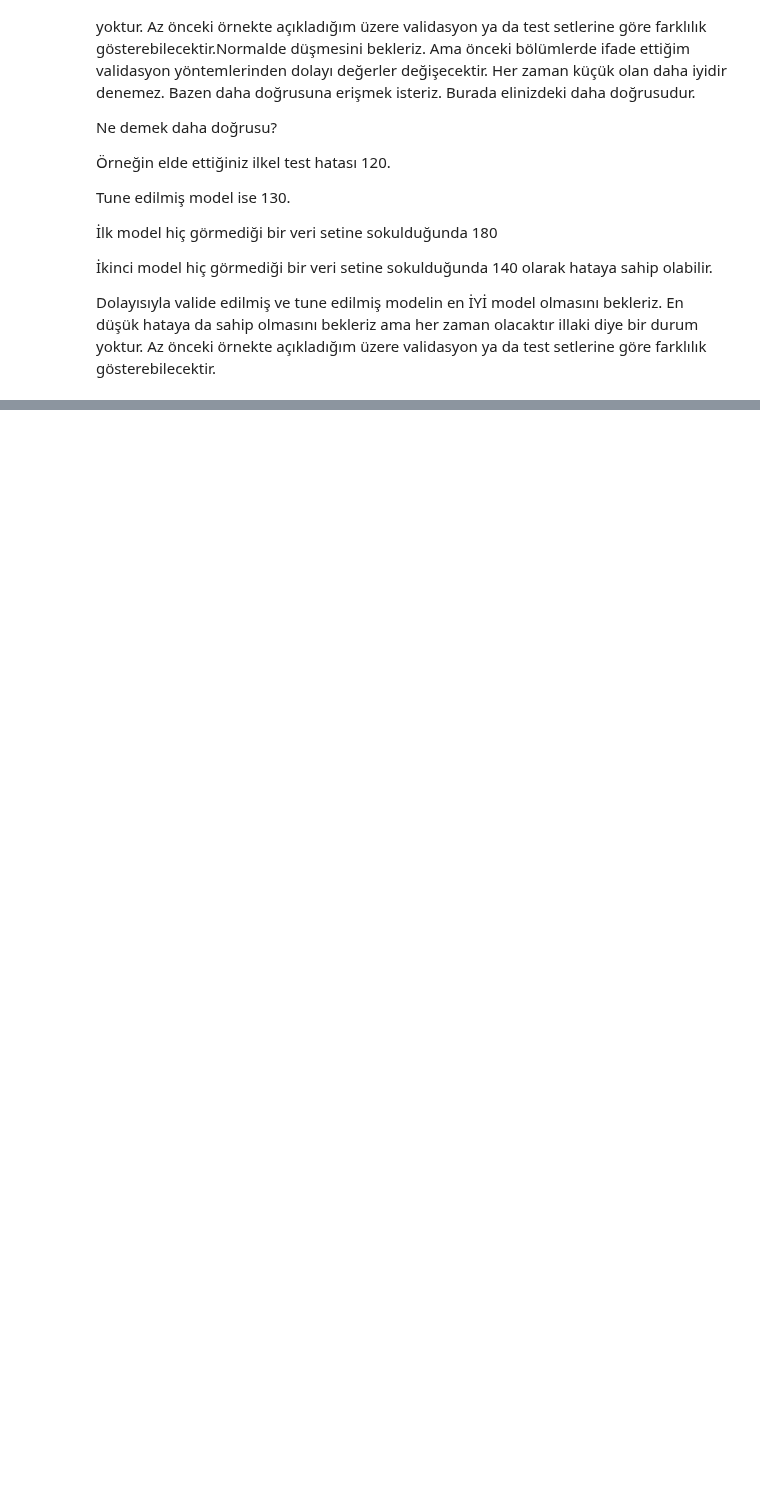
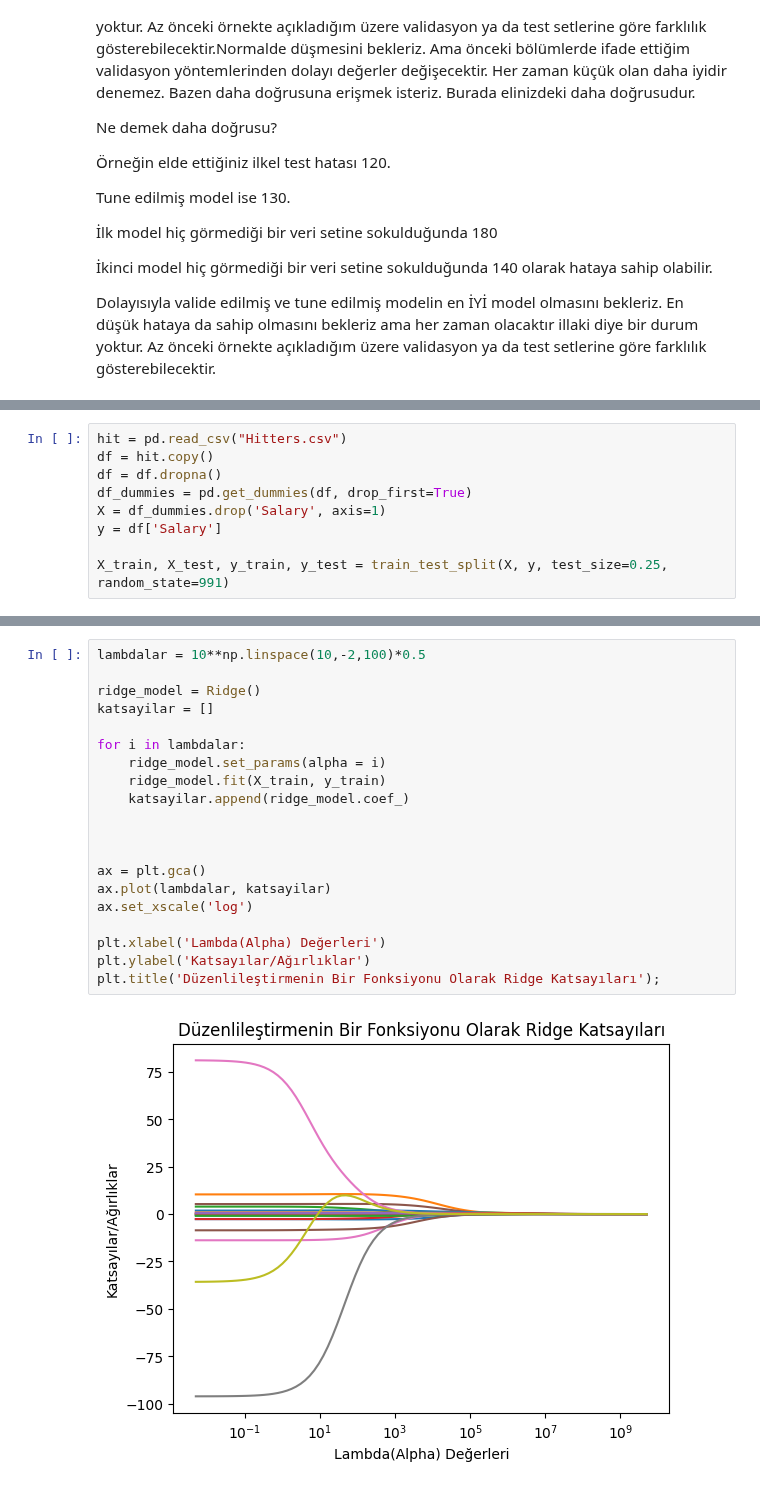
Before and after one commit to umutky/datascience_repo, a Jupyter notebook: Linear_Regression.ipynb, the cells around one changed output, grey strips where cells are left out. Drawn from its saved outputs; the diff is of its cells as text; blank space fills up the shorter version.

```diff
--- a/Linear_Regression.ipynb
+++ b/Linear_Regression.ipynb
@@ -844,0 +861,9 @@ Dolayısıyla valide edilmiş ve tune edilmiş modelin en İYİ model olmasını
+# %%
+hit = pd.read_csv("Hitters.csv")
+df = hit.copy()
+df = df.dropna()
+df_dummies = pd.get_dummies(df, drop_first=True)
+X = df_dummies.drop('Salary', axis=1)
+y = df['Salary']
+
+X_train, X_test, y_train, y_test = train_test_split(X, y, test_size=0.25, random_state=991)
@@ -844,0 +886,22 @@ Dolayısıyla valide edilmiş ve tune edilmiş modelin en İYİ model olmasını
+# %%
+lambdalar = 10**np.linspace(10,-2,100)*0.5
+
+ridge_model = Ridge()
+katsayilar = []
+
+for i in lambdalar:
+    ridge_model.set_params(alpha = i)
+    ridge_model.fit(X_train, y_train)
+    katsayilar.append(ridge_model.coef_)
+
+
+
+ax = plt.gca()
+ax.plot(lambdalar, katsayilar)
+ax.set_xscale('log')
+
+plt.xlabel('Lambda(Alpha) Değerleri')
+plt.ylabel('Katsayılar/Ağırlıklar')
+plt.title('Düzenlileştirmenin Bir Fonksiyonu Olarak Ridge Katsayıları');
+# %% [output]
+[figure, added]
```
Also changed, not shown: parts of 42 cells of this notebook.
